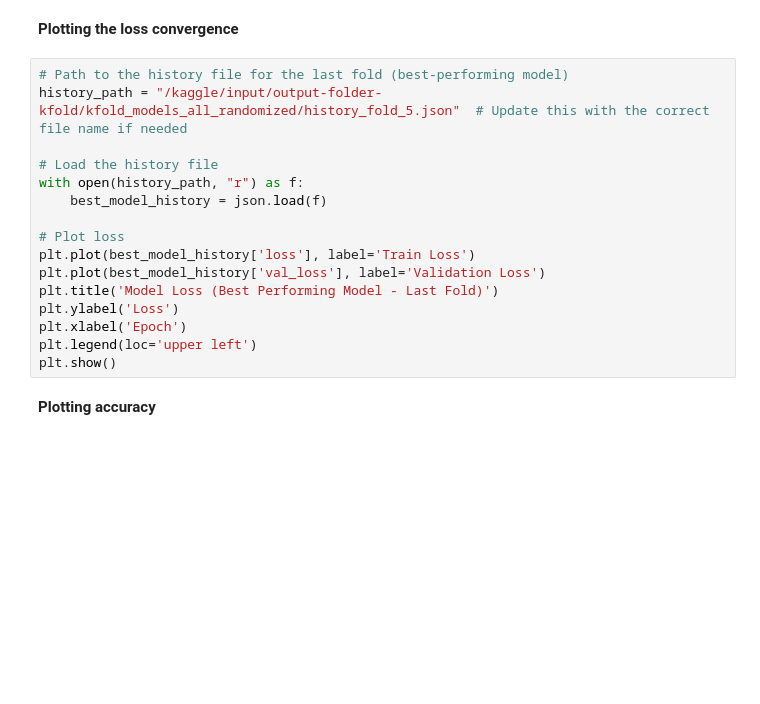
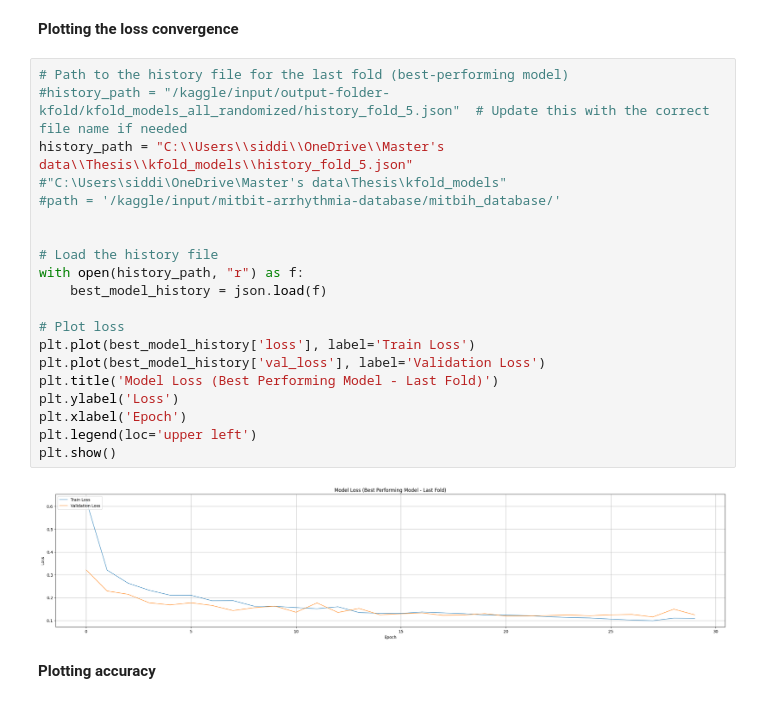
Before and after one commit to FarwaSiddiqui/ECG-based-Arrythmia-detection, a Jupyter notebook: CNNimplementation.ipynb, the cells around one changed output. Saved outputs shown, nothing was run; the diff lists cells and outputs as text; blank space fills up the shorter version.

```diff
--- a/CNNimplementation.ipynb
+++ b/CNNimplementation.ipynb
@@ -393,20 +559,26 @@ results_df
 **Plotting the loss convergence**
 # %%
 # Path to the history file for the last fold (best-performing model)
-history_path = "/kaggle/input/output-folder-kfold/kfold_models_all_randomized/history_fold_5.json"  # Update this with the correct file name if needed
+#history_path = "/kaggle/input/output-folder-kfold/kfold_models_all_randomized/history_fold_5.json"  # Update this with the correct file name if needed
+history_path = "C:\\Users\\siddi\\OneDrive\\Master's data\\Thesis\\kfold_models\\history_fold_5.json"
+#"C:\Users\siddi\OneDrive\Master's data\Thesis\kfold_models"
+#path = '/kaggle/input/mitbit-arrhythmia-database/mitbih_database/'
+
 
 # Load the history file
 with open(history_path, "r") as f:
     best_model_history = json.load(f)
 
 # Plot loss
 plt.plot(best_model_history['loss'], label='Train Loss')
 plt.plot(best_model_history['val_loss'], label='Validation Loss')
 plt.title('Model Loss (Best Performing Model - Last Fold)')
 plt.ylabel('Loss')
 plt.xlabel('Epoch')
 plt.legend(loc='upper left')
 plt.show()
+# %% [output]
+[figure, added]
 # %% [markdown]
 **Plotting accuracy**
 # %%
```
Also changed, not shown: parts of 22 cells of this notebook.
